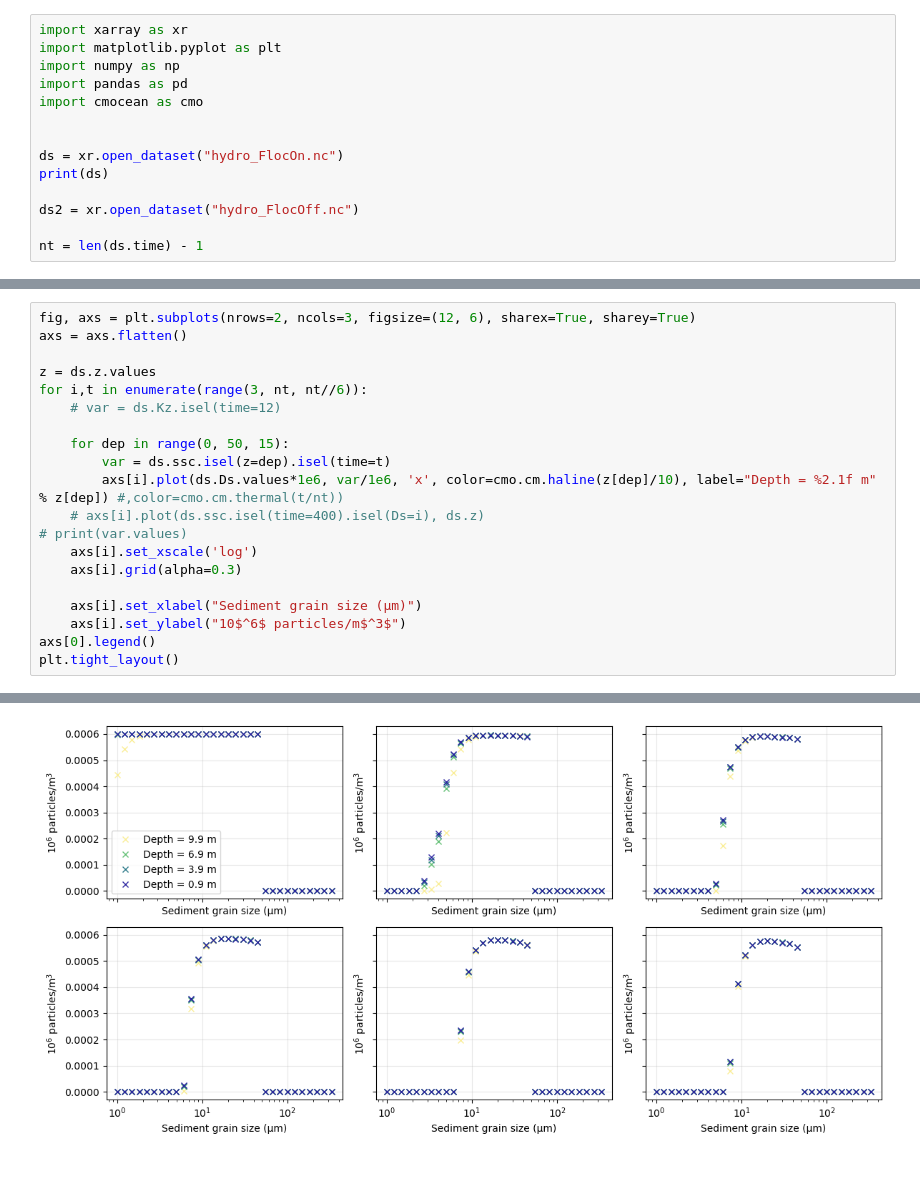
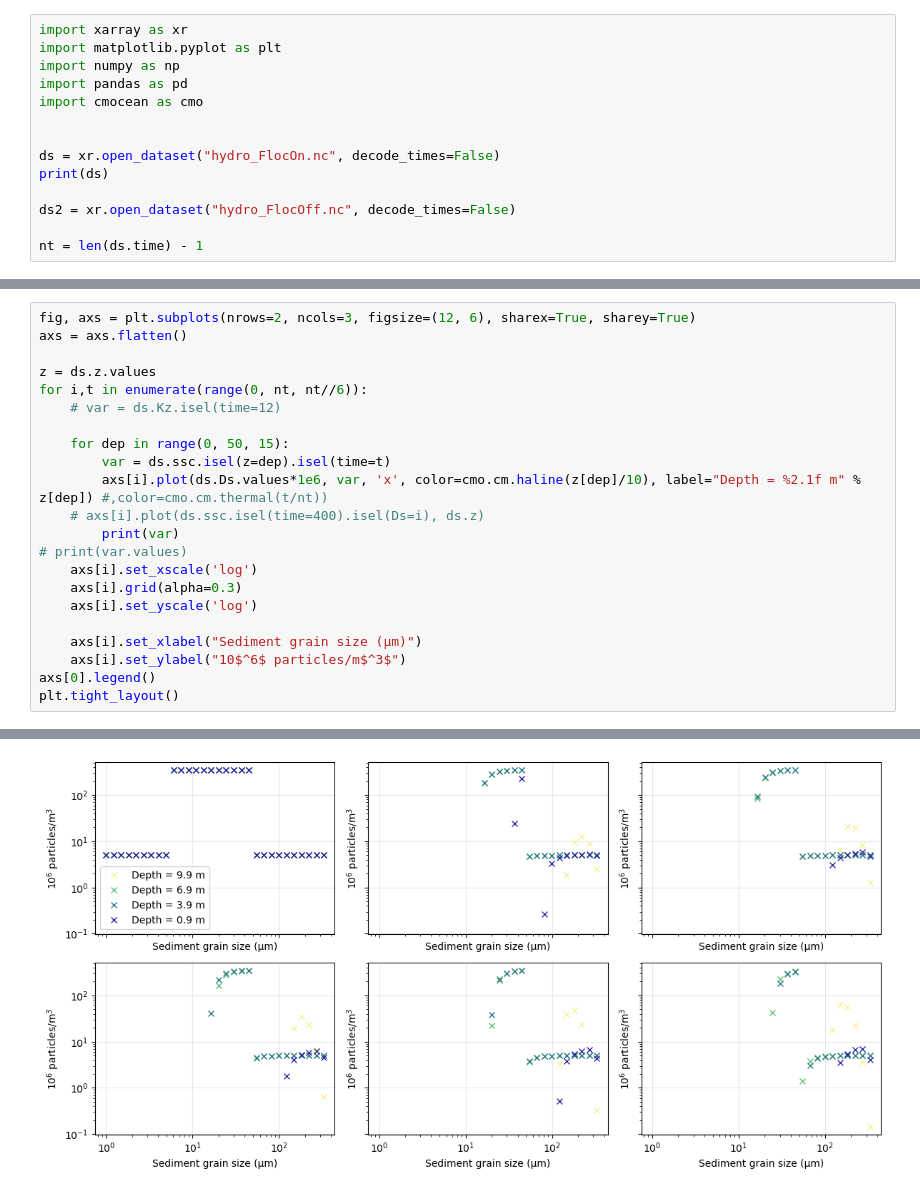
Before and after one commit to sienna-white/enkf_sediment, a Jupyter notebook: plot_sediment.ipynb, the cells around one changed output, grey strips where cells are left out. Drawn from its saved outputs; the diff is of its cells as text.

```diff
--- a/plot_sediment.ipynb
+++ b/plot_sediment.ipynb
@@ -6,10 +6,10 @@ import pandas as pd
 import cmocean as cmo
 
 
-ds = xr.open_dataset("hydro_FlocOn.nc")
+ds = xr.open_dataset("hydro_FlocOn.nc", decode_times=False)
 print(ds)
 
-ds2 = xr.open_dataset("hydro_FlocOff.nc")
+ds2 = xr.open_dataset("hydro_FlocOff.nc", decode_times=False)
 
 nt = len(ds.time) - 1
 # %% [output]
@@ -80,16 +82,18 @@ fig, axs = plt.subplots(nrows=2, ncols=3, figsize=(12, 6), sharex=True, sharey=T
 axs = axs.flatten()
 
 z = ds.z.values
-for i,t in enumerate(range(3, nt, nt//6)):
+for i,t in enumerate(range(0, nt, nt//6)):
     # var = ds.Kz.isel(time=12)
 
     for dep in range(0, 50, 15):
         var = ds.ssc.isel(z=dep).isel(time=t)
-        axs[i].plot(ds.Ds.values*1e6, var/1e6, 'x', color=cmo.cm.haline(z[dep]/10), label="Depth = %2.1f m" % z[dep]) #,color=cmo.cm.thermal(t/nt))
+        axs[i].plot(ds.Ds.values*1e6, var, 'x', color=cmo.cm.haline(z[dep]/10), label="Depth = %2.1f m" % z[dep]) #,color=cmo.cm.thermal(t/nt))
     # axs[i].plot(ds.ssc.isel(time=400).isel(Ds=i), ds.z)
+        print(var)
 # print(var.values)
     axs[i].set_xscale('log')
     axs[i].grid(alpha=0.3)
+    axs[i].set_yscale('log')
 
     axs[i].set_xlabel("Sediment grain size (µm)")
     axs[i].set_ylabel("10$^6$ particles/m$^3$")
@@ -99,3 +120,3 @@ plt.tight_layout()
-[figure, old version]
+[figure, new version]
 # %%
 fig, ax = plt.subplots(nrows=1, ncols=1, figsize=(12, 3), sharex=True, sharey=True)
```
Also changed, not shown: parts of 4 cells of this notebook, 2 other files.
